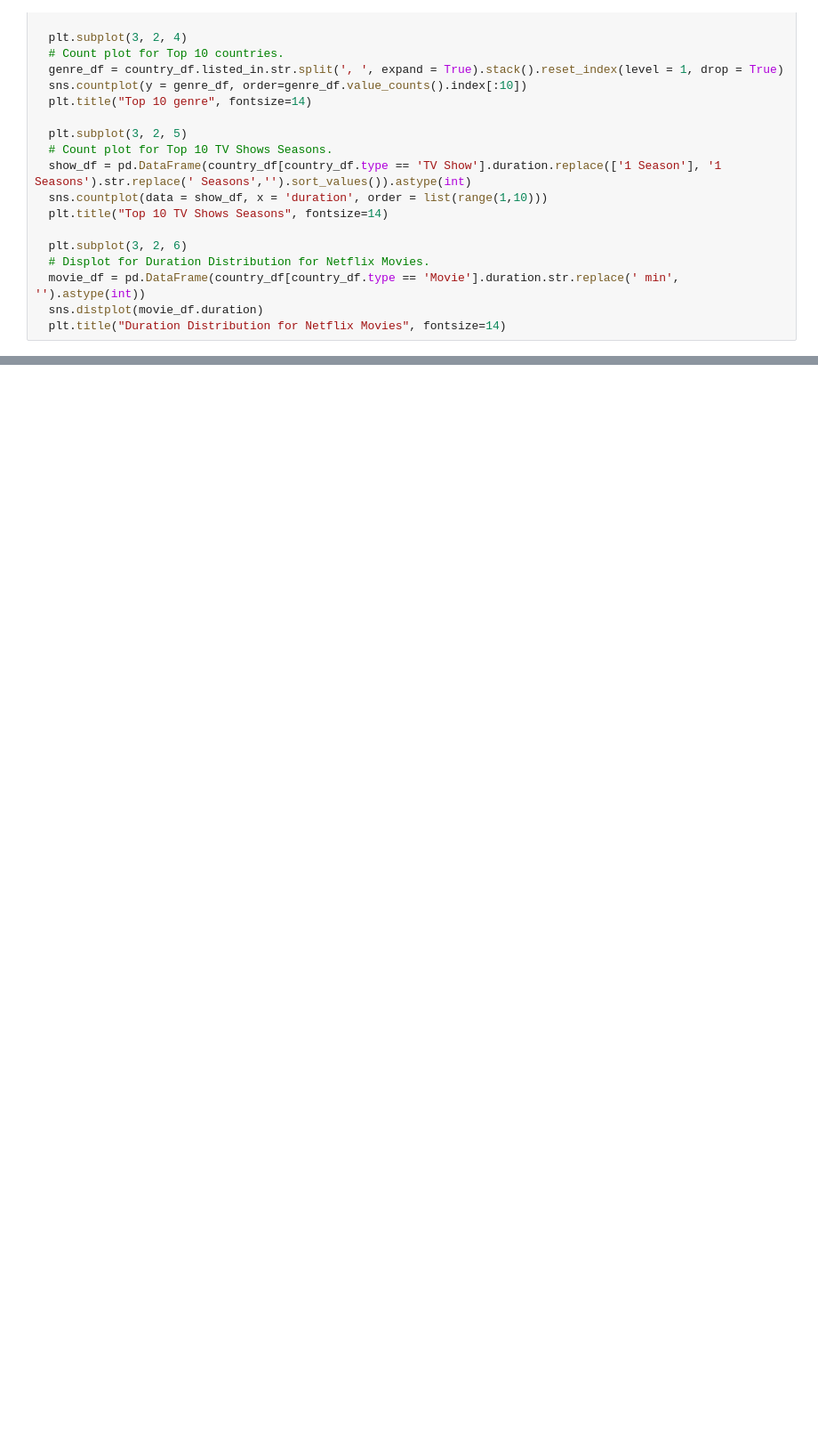
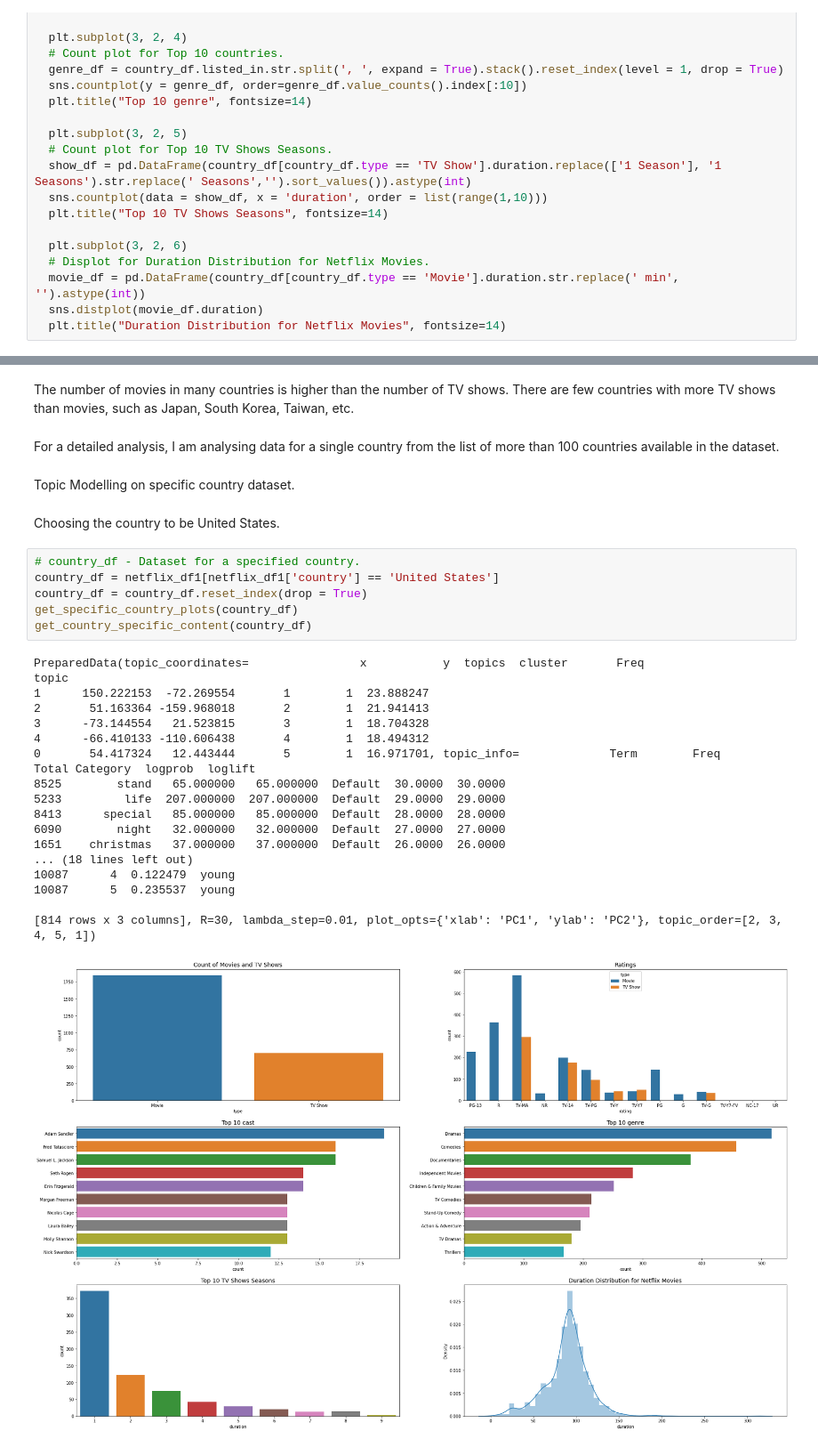
Before and after one commit to bhavya-v-sudo/NETFLIX-MOVIES-AND-TV-SHOWS-CLUSTERING, a Jupyter notebook: NETFLIX_MOVIES_AND_TV_SHOWS_CLUSTERING.ipynb, the cells around one changed output, grey strips where cells are left out. Shown at 89% size. Saved outputs shown, nothing was run; the diff lists cells and outputs as text; blank space fills up the shorter version.

```diff
--- a/NETFLIX_MOVIES_AND_TV_SHOWS_CLUSTERING.ipynb
+++ b/NETFLIX_MOVIES_AND_TV_SHOWS_CLUSTERING.ipynb
@@ -585,0 +610,33 @@ def get_specific_country_plots(country_df):
+# %% [markdown]
+The number of movies in many countries is higher than the number of TV shows. There are few countries with more TV shows than movies, such as Japan, South Korea, Taiwan, etc.
+# %% [markdown]
+For a detailed analysis, I am analysing data for a single country from the list of more than 100 countries available in the dataset.
+# %% [markdown]
+Topic Modelling on specific country dataset.
+# %% [markdown]
+Choosing the country to be United States.
+# %%
+# country_df - Dataset for a specified country.
+country_df = netflix_df1[netflix_df1['country'] == 'United States']
+country_df = country_df.reset_index(drop = True)
+get_specific_country_plots(country_df)
+get_country_specific_content(country_df)
+# %% [output]
+PreparedData(topic_coordinates=                x           y  topics  cluster       Freq
+topic
+1      150.222153  -72.269554       1        1  23.888247
+2       51.163364 -159.968018       2        1  21.941413
+3      -73.144554   21.523815       3        1  18.704328
+4      -66.410133 -110.606438       4        1  18.494312
+0       54.417324   12.443444       5        1  16.971701, topic_info=             Term        Freq       Total Category  logprob  loglift
+8525        stand   65.000000   65.000000  Default  30.0000  30.0000
+5233         life  207.000000  207.000000  Default  29.0000  29.0000
+8413      special   85.000000   85.000000  Default  28.0000  28.0000
+6090        night   32.000000   32.000000  Default  27.0000  27.0000
+1651    christmas   37.000000   37.000000  Default  26.0000  26.0000
+... (18 lines left out)
+10087      4  0.122479  young
+10087      5  0.235537  young
+
+[814 rows x 3 columns], R=30, lambda_step=0.01, plot_opts={'xlab': 'PC1', 'ylab': 'PC2'}, topic_order=[2, 3, 4, 5, 1])
+[figure, added]
```
Also changed, not shown: parts of 5 cells of this notebook.
